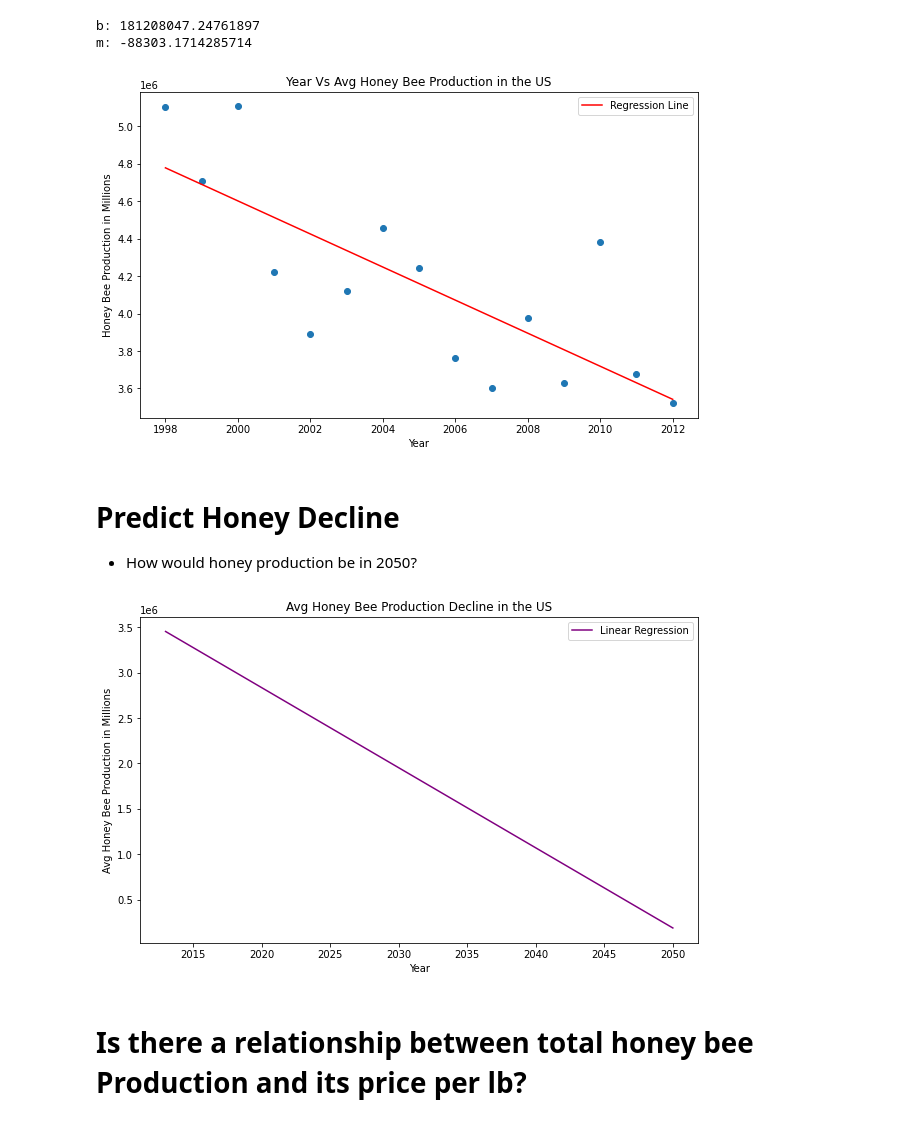
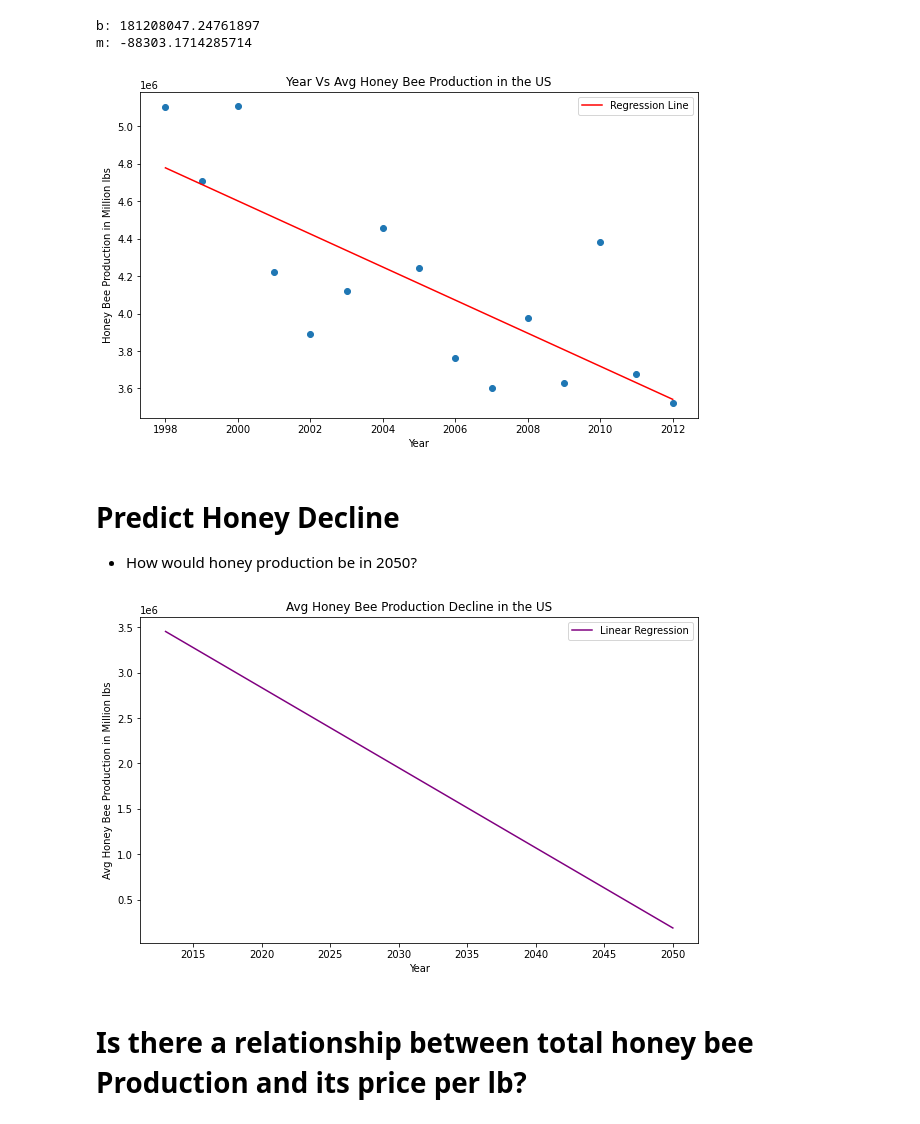
Before and after one commit to princeKike27/Honey-Production, a Jupyter notebook: Honey_Bee_Production.ipynb, the cells around one changed output. Drawn from its saved outputs; the diff is of its cells as text; code cells hidden in the pictures.

```diff
--- a/Honey_Bee_Production.ipynb
+++ b/Honey_Bee_Production.ipynb
@@ -181,19 +199,19 @@ m: -88303.1714285714
 # %%
 # plot scatter plot with regression line
 
 f, ax = plt.subplots(figsize=(10, 6))
 
 plt.scatter(X, y)
 plt.xlabel('Year')
-plt.ylabel('Honey Bee Production in Millions')
+plt.ylabel('Honey Bee Production in Million lbs')
 plt.title('Year Vs Avg Honey Bee Production in the US')
 
 plt.plot(X, y_predict, color='red', label='Regression Line')
 
 plt.legend()
 plt.show()
 # %% [output]
-[figure, old version]
+[figure, new version]
 # %% [markdown]
 # Predict Honey Decline
 - How would honey production be in 2050?
@@ -212,13 +230,13 @@ f, ax = plt.subplots(figsize=(10, 6))
 plt.plot(X_future, future_predict, color='purple', label='Linear Regression')
 
 plt.xlabel('Year')
-plt.ylabel('Avg Honey Bee Production in Millions')
+plt.ylabel('Avg Honey Bee Production in Million lbs')
 
 plt.title('Avg Honey Bee Production Decline in the US')
 plt.legend()
 plt.show()
 # %% [output]
-[figure, old version]
+[figure, new version]
 # %% [markdown]
 # Is there a relationship between total honey bee Production and its price per lb?
 # %%
```
Also changed, not shown: parts of 3 cells of this notebook.
